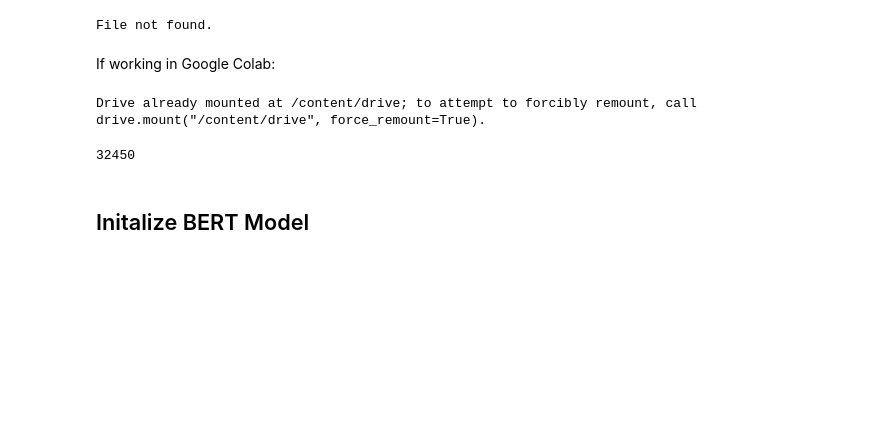
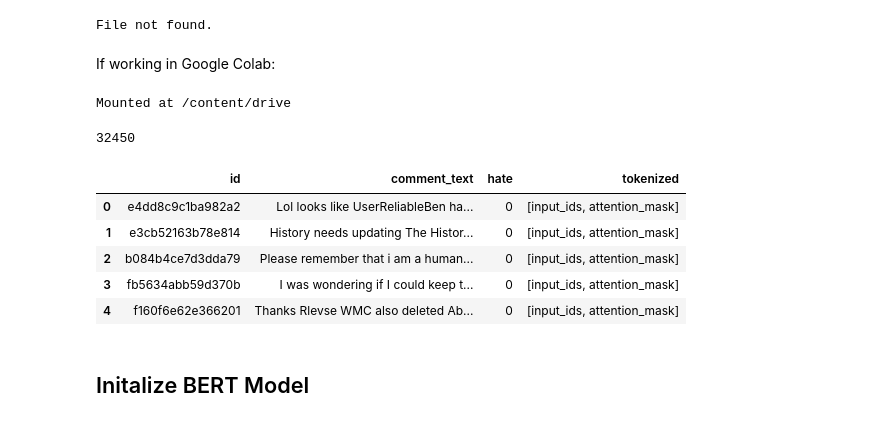
Before and after one commit to slinusc/BERT_vs_GPT_hate_speech_detection, a Jupyter notebook: hate_speech_detection_pipeline/training_transformer.ipynb, the cells around one changed output. Saved outputs shown, nothing was run; the diff lists cells and outputs as text; code cells hidden in the pictures; blank space fills up the shorter version.

```diff
--- a/hate_speech_detection_pipeline/training_transformer.ipynb
+++ b/hate_speech_detection_pipeline/training_transformer.ipynb
@@ -30,18 +30,27 @@ If working in Google Colab:
 from google.colab import drive
 drive.mount('/content/drive')
 base_path = '/content/drive/My Drive/'
-data_path = os.path.join(base_path, 'NLP/hate_speech_detection_pipeline/data/train/tokenized_train_balanced_data.pkl')
+data_path = os.path.join(base_path, 'NLP/hate_speech_detection_pipeline/data/train/distil_tokenized_train_balanced_data.pkl')
 
 if os.path.exists(data_path):
     data = pd.read_pickle(data_path)
 else:
     print("File not found. Please ensure the file path is correct and run the previous cell to create the file.")
 # %% [output]
-Drive already mounted at /content/drive; to attempt to forcibly remount, call drive.mount("/content/drive", force_remount=True).
+Mounted at /content/drive
 # %%
 len(data)
 # %% [output]
 32450
+# %%
+data.head()
+# %% [output]
+|  | id | comment_text | hate | tokenized |
+| 0 | e4dd8c9c1ba982a2 | Lol looks like UserReliableBen ha... | 0 | [input_ids, attention_mask] |
+| 1 | e3cb52163b78e814 | History needs updating The Histor... | 0 | [input_ids, attention_mask] |
+| 2 | b084b4ce7d3dda79 | Please remember that i am a human... | 0 | [input_ids, attention_mask] |
+| 3 | fb5634abb59d370b | I was wondering if I could keep t... | 0 | [input_ids, attention_mask] |
+| 4 | f160f6e62e366201 | Thanks Rlevse WMC also deleted Ab... | 0 | [input_ids, attention_mask] |
 # %% [markdown]
 ## Initalize BERT Model
 # %% [markdown]
```
Also changed, not shown: parts of 5 cells of this notebook, 1 other file.
